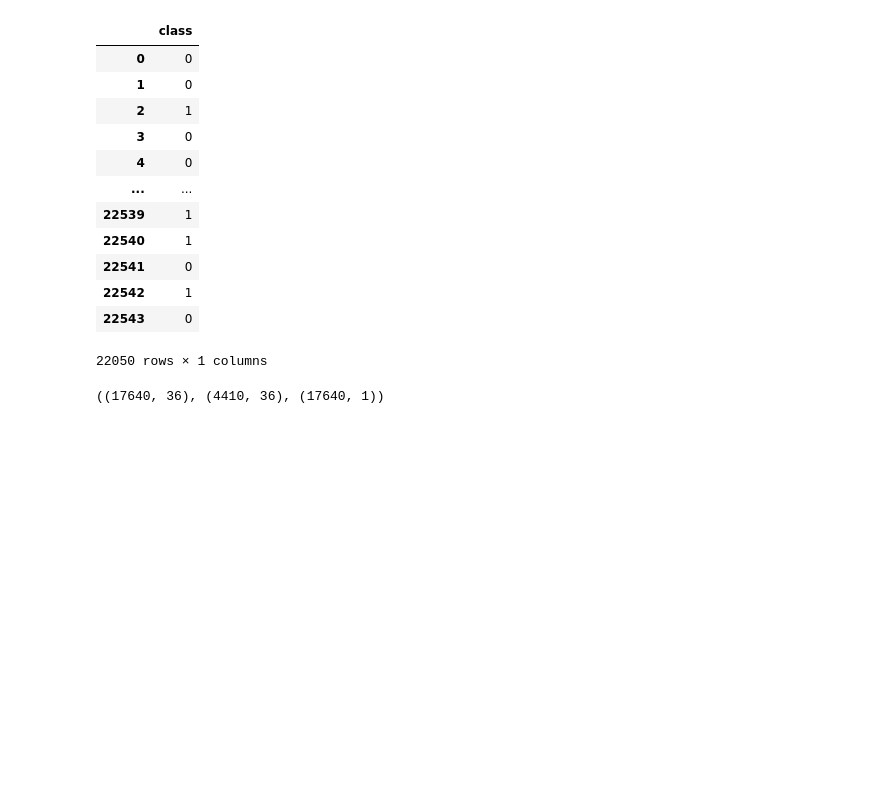
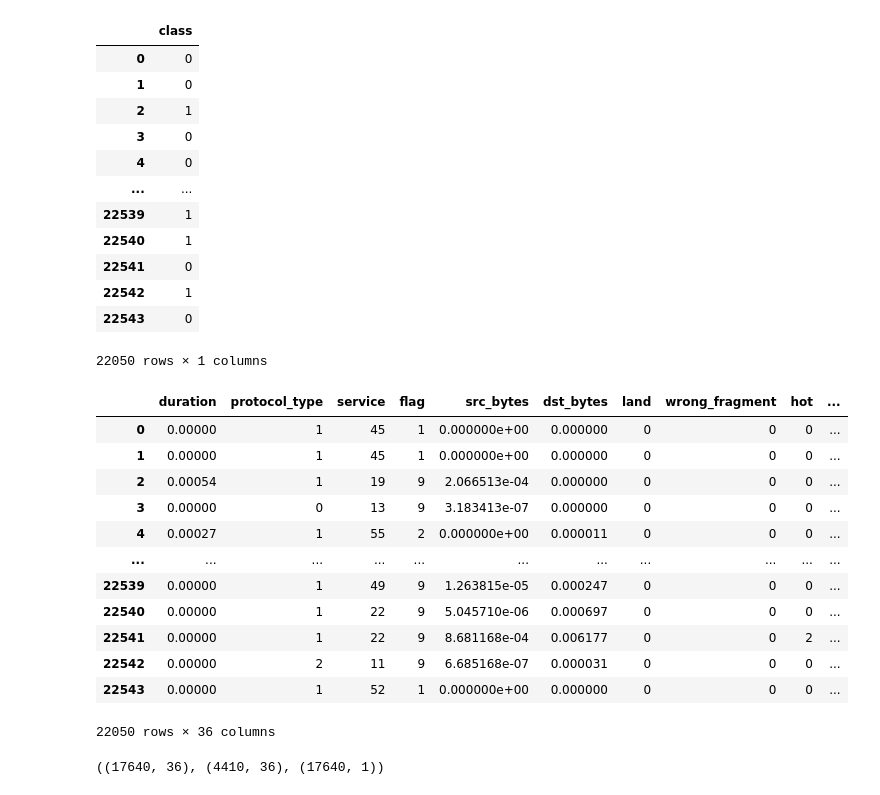
Before and after one commit to rakeshvitta/rakeshvitta, a Jupyter notebook: Group250_Anamoly.ipynb, the cells around one changed output. Cells and saved outputs as stored; diff of their text form; code cells hidden in the pictures; blank space fills up the shorter version.

```diff
--- a/Group250_Anamoly.ipynb
+++ b/Group250_Anamoly.ipynb
@@ -459,6 +459,22 @@ y
 | 22542 | 1 |
 | 22543 | 0 |
 22050 rows × 1 columns
+# %%
+X
+# %% [output]
+|  | duration | protocol_type | service | flag | src_bytes | dst_bytes | land | wrong_fragment | hot | ... |
+| 0 | 0.00000 | 1 | 45 | 1 | 0.000000e+00 | 0.000000 | 0 | 0 | 0 | ... |
+| 1 | 0.00000 | 1 | 45 | 1 | 0.000000e+00 | 0.000000 | 0 | 0 | 0 | ... |
+| 2 | 0.00054 | 1 | 19 | 9 | 2.066513e-04 | 0.000000 | 0 | 0 | 0 | ... |
+| 3 | 0.00000 | 0 | 13 | 9 | 3.183413e-07 | 0.000000 | 0 | 0 | 0 | ... |
+| 4 | 0.00027 | 1 | 55 | 2 | 0.000000e+00 | 0.000011 | 0 | 0 | 0 | ... |
+| ... | ... | ... | ... | ... | ... | ... | ... | ... | ... | ... |
+| 22539 | 0.00000 | 1 | 49 | 9 | 1.263815e-05 | 0.000247 | 0 | 0 | 0 | ... |
+| 22540 | 0.00000 | 1 | 22 | 9 | 5.045710e-06 | 0.000697 | 0 | 0 | 0 | ... |
+| 22541 | 0.00000 | 1 | 22 | 9 | 8.681168e-04 | 0.006177 | 0 | 0 | 2 | ... |
+| 22542 | 0.00000 | 2 | 11 | 9 | 6.685168e-07 | 0.000031 | 0 | 0 | 0 | ... |
+| 22543 | 0.00000 | 1 | 52 | 1 | 0.000000e+00 | 0.000000 | 0 | 0 | 0 | ... |
+22050 rows × 36 columns
 # %%
 X_train, X_test, y_train, y_test = train_test_split(X, y, test_size=0.2)
 X_train.shape, X_test.shape, y_train.shape
```
Also changed, not shown: parts of 3 cells of this notebook.
